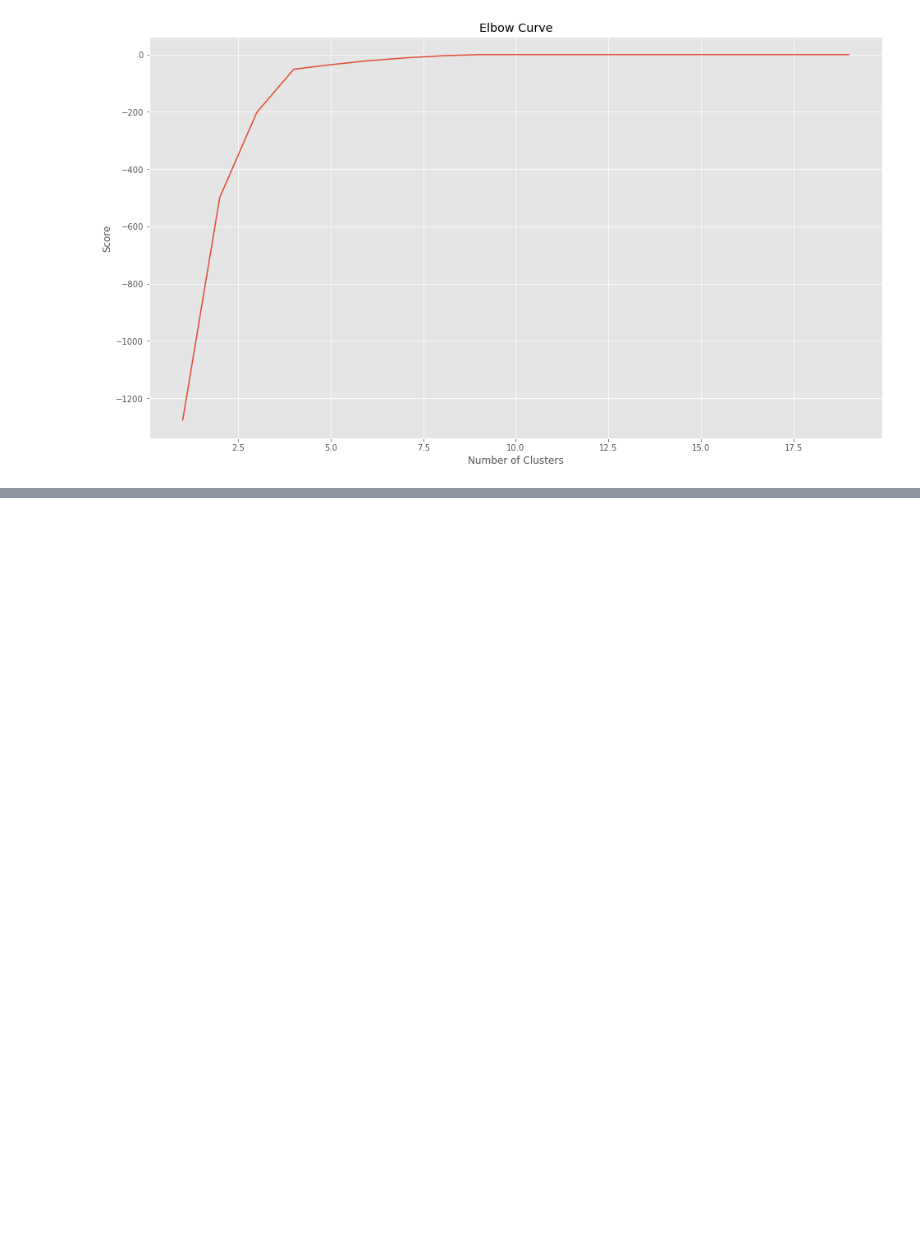
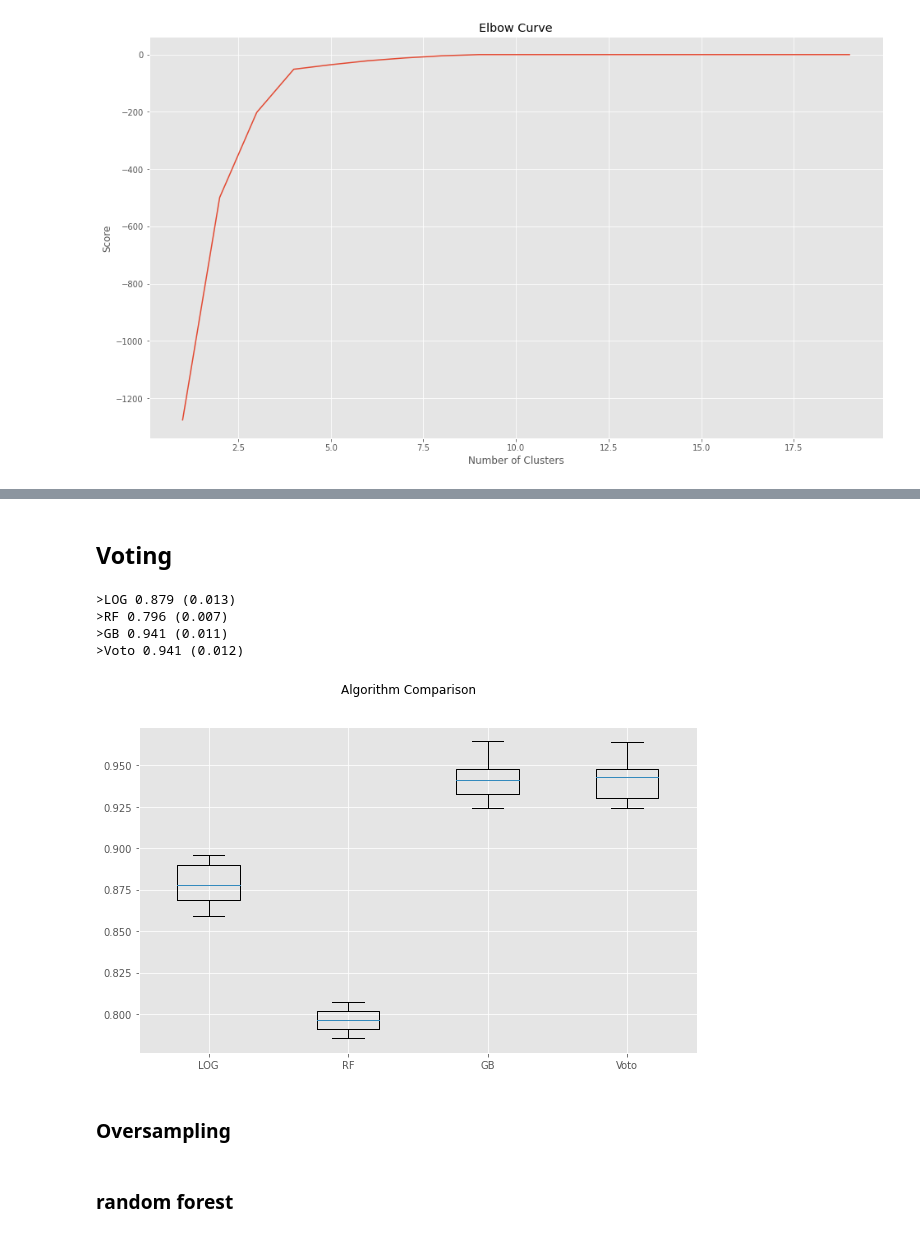
Before and after one commit to LauraOrozco/Proyecto_integrador_MSc, a Jupyter notebook: test_clasificacion_text.ipynb, the cells around one changed output, grey strips where cells are left out. Cells and saved outputs as stored; diff of their text form; code cells hidden in the pictures; blank space fills up the shorter version.

```diff
--- a/test_clasificacion_text.ipynb
+++ b/test_clasificacion_text.ipynb
@@ -368,0 +505,5 @@ pd.crosstab(resultados["categoria"], resultados["label"], margins=True)
+# %%
+from sklearn.naive_bayes import MultinomialNB
+naive_bayes = MultinomialNB()
+naive_bayes.fit(X_train, y_train)
+predictions = naive_bayes.predict(X_test)
@@ -368,0 +568,2 @@ pd.crosstab(resultados["categoria"], resultados["label"], margins=True)
+# %% [markdown]
+## Voting
@@ -368,0 +583,49 @@ pd.crosstab(resultados["categoria"], resultados["label"], margins=True)
+# %%
+#Defino los modelos que voy a comparar incluido el VOTO
+def get_models():
+  models = dict()
+  models['LOG']= LogisticRegression(multi_class="multinomial", random_state=123)
+  models['RF'] = RandomForestClassifier(min_samples_leaf= 10,random_state = 123, criterion="entropy", max_depth=6, max_features=5, n_estimators=150)
+  models['GB']= GradientBoostingClassifier(random_state=123,learning_rate= 0.3, max_depth=3, n_estimators= 500)
+  models['Voto']=VotingClassifier(estimators, voting='hard')
+  return models
+# %%
+#from sklearn.model_selection import cross_val_score
+from sklearn.model_selection import cross_validate
+from sklearn.model_selection import RepeatedStratifiedKFold
+
+
+def evaluate_model(model, X, y):
+	cv = RepeatedStratifiedKFold(n_splits=2, n_repeats=5, random_state=123)
+	scores = cross_validate(model, X, y, scoring='f1_weighted', cv=cv, error_score="raise")
+	test_scores = scores['test_score']
+	return test_scores
+# %%
+# get the models to evaluate
+models = get_models()
+# evaluate the models and store results
+results, names = list(), list()
+for name, model in models.items():
+	scores = evaluate_model(model, X_train, y_train)
+	results.append(scores)
+	names.append(name)
+	print('>%s %.3f (%.3f)' % (name, np.mean(scores), np.std(scores)))
+# %% [output]
+>LOG 0.879 (0.013)
+>RF 0.796 (0.007)
+>GB 0.941 (0.011)
+>Voto 0.941 (0.012)
+# %%
+# boxplot algorithm comparison
+fig = plt.figure(figsize=(10, 6))
+fig.suptitle('Algorithm Comparison')
+ax = fig.add_subplot(111)
+plt.boxplot(results)
+ax.set_xticklabels(names)
+plt.show()
+# %% [output]
+[figure, added]
+# %% [markdown]
+### Oversampling
+# %% [markdown]
+### random forest
```
Also changed, not shown: parts of 52 cells of this notebook.
